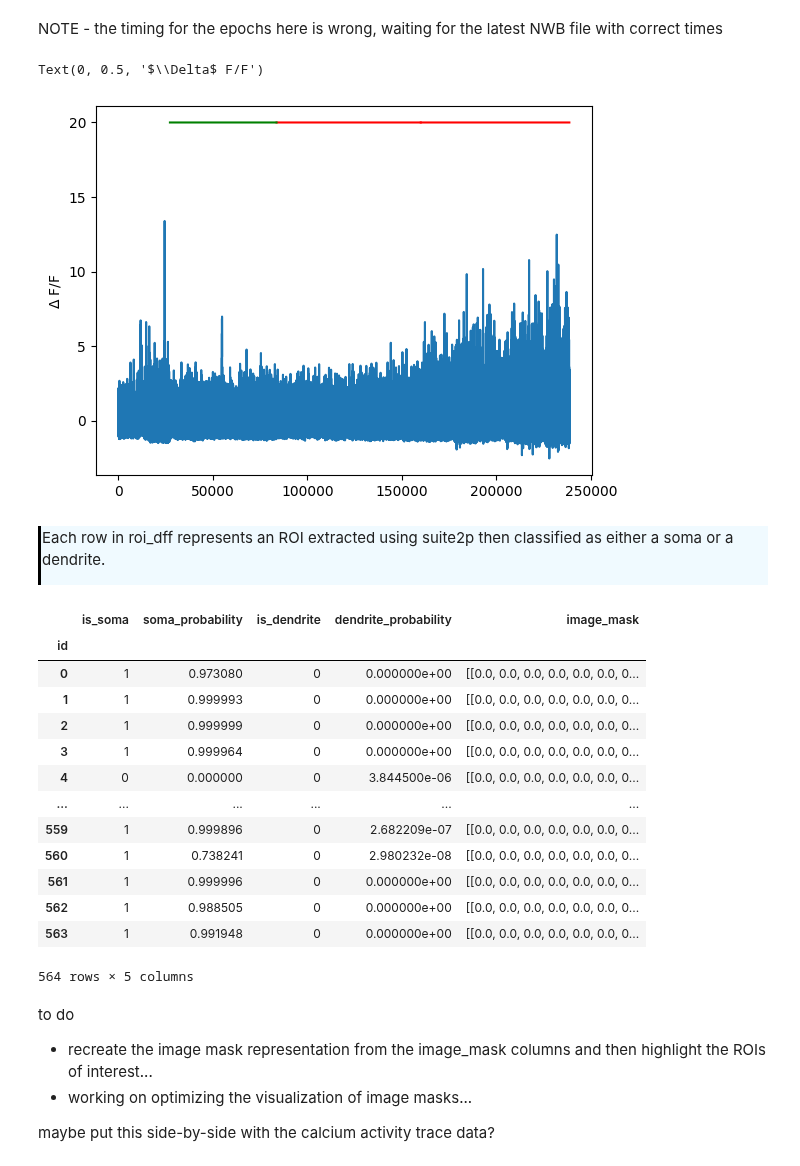
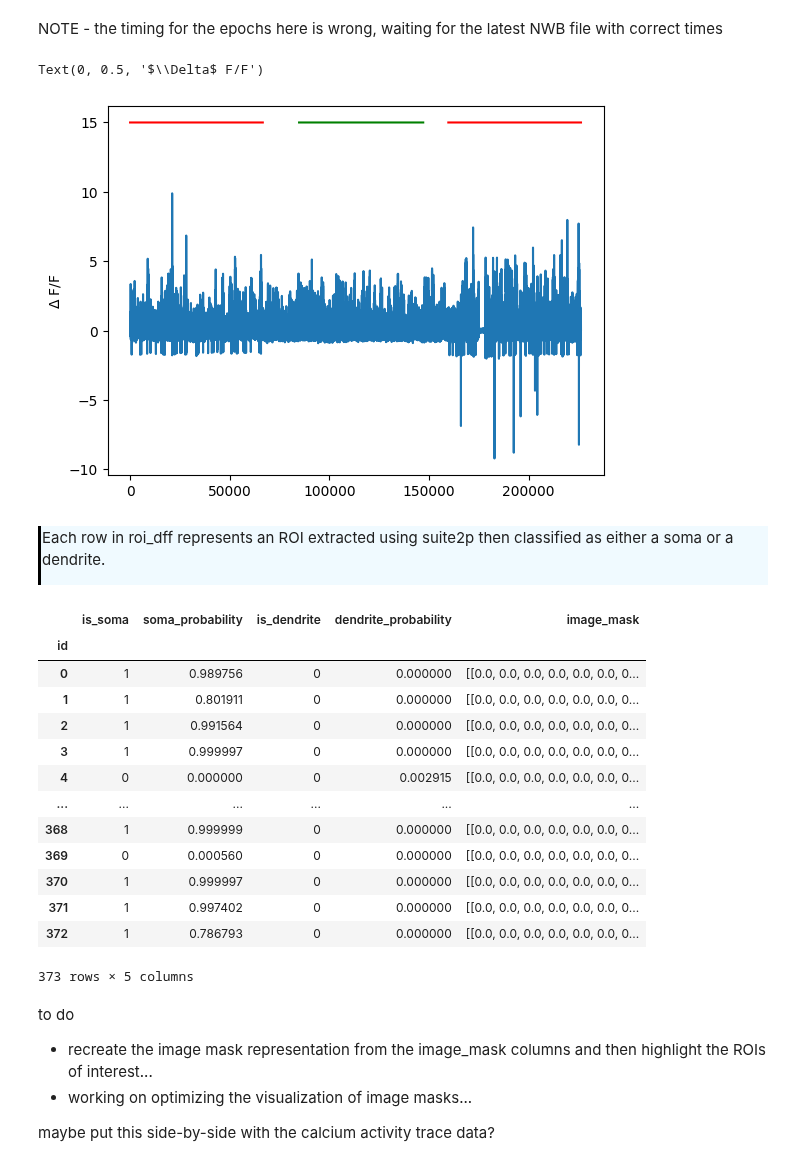
Before and after one commit to AllenNeuralDynamics/AIND-CNC-BCI-Workshop, a Jupyter notebook: code/load_data.ipynb, the cells around one changed output. Cells and saved outputs as stored; diff of their text form; code cells hidden in the pictures.

Commit message:
Edited datasets.json, load_data.ipynb

```diff
--- a/code/load_data.ipynb
+++ b/code/load_data.ipynb
@@ -26,8 +26,9 @@ import scipy.stats as stats
 from hdmf_zarr import NWBZarrIO
 from nwbwidgets import nwb2widget
 # %%
-nwb_file = '/data/nwb/single-plane-ophys_767715_2025-02-17_17-41-50_behavior_nwb'
-
+# nwb_file = '/data/nwb/single-plane-ophys_767715_2025-02-17_17-41-50_behavior_nwb'
+nwb_file = '/data/single-plane-ophys_731015_2025-01-28_17-40-57_processed_2025-05-03_18-17-54/single-plane-ophys_731015_2025-01-28_17-40-57_behavior_nwb'
+# nwb_file = '/data/nwb_2/single-plane-ophys_767715_2025-02-17_17-41-50_behavior_nwb'
 with NWBZarrIO(nwb_file, "r") as io:
     nwbfile_read = io.read()
 # %% [markdown]
@@ -110,8 +167,8 @@ Let's grab the frame ranges for each photostimulation session.
 photostim_start = photostim_table[photostim_table.stim_name == 'photostim'].start_frame.tolist()[0]
 photostim_stop = photostim_table[photostim_table.stim_name == 'photostim'].stop_frame.tolist()[-1]
 
-photostim_post_start = photostim_table[photostim_table.stim_name == 'photostim_post_slm'].start_frame.tolist()[0]
-photostim_post_stop = photostim_table[photostim_table.stim_name == 'photostim_post_slm'].stop_frame.tolist()[-1]
+photostim_post_start = photostim_table[photostim_table.stim_name == 'photostim_post'].start_frame.tolist()[0]
+photostim_post_stop = photostim_table[photostim_table.stim_name == 'photostim_post'].stop_frame.tolist()[-1]
 # %% [markdown]
 <div style="border-left: 3px solid #000; padding: 1px; padding-left: 10px; background: #F0FAFF; ">
 
@@ -146,20 +205,20 @@ NOTE - the timing for the epochs here is wrong, waiting for the latest NWB file
 # %%
 # Plot calcium activity trace for select ROIs
 
 ROI = 1
 
 #Plot DFF
 plt.plot(roi_dff[:,ROI])
 # Plot first photostim period
-plt.plot(range(photostim_start, photostim_stop), np.ones(photostim_stop - photostim_start)*20, 'r')
+plt.plot(range(photostim_start, photostim_stop), np.ones(photostim_stop - photostim_start)*15, 'r')
 # Plot behavior period
-plt.plot(range(behavior_start, behavior_stop), np.ones(behavior_stop - behavior_start)*20, 'g')
+plt.plot(range(behavior_start, behavior_stop), np.ones(behavior_stop - behavior_start)*15, 'g')
 # Plot second photostim period
-plt.plot(range(photostim_post_start, photostim_post_stop), np.ones(photostim_post_stop - photostim_post_start)*20, 'r')
+plt.plot(range(photostim_post_start, photostim_post_stop), np.ones(photostim_post_stop - photostim_post_start)*15, 'r')
 plt.ylabel('$\Delta$ F/F')
 # %% [output]
 Text(0, 0.5, '$\\Delta$ F/F')
-[figure, old version]
+[figure, new version]
 # %% [markdown]
 <div style="border-left: 3px solid #000; padding: 1px; padding-left: 10px; background: #F0FAFF; ">
 
@@ -170,18 +229,18 @@ image_segmentation
 # %% [output]
 |  | is_soma | soma_probability | is_dendrite | dendrite_probability | image_mask |
 | id |  |  |  |  |  |
-| 0 | 1 | 0.973080 | 0 | 0.000000e+00 | [[0.0, 0.0, 0.0, 0.0, 0.0, 0.0, 0... |
-| 1 | 1 | 0.999993 | 0 | 0.000000e+00 | [[0.0, 0.0, 0.0, 0.0, 0.0, 0.0, 0... |
-| 2 | 1 | 0.999999 | 0 | 0.000000e+00 | [[0.0, 0.0, 0.0, 0.0, 0.0, 0.0, 0... |
-| 3 | 1 | 0.999964 | 0 | 0.000000e+00 | [[0.0, 0.0, 0.0, 0.0, 0.0, 0.0, 0... |
-| 4 | 0 | 0.000000 | 0 | 3.844500e-06 | [[0.0, 0.0, 0.0, 0.0, 0.0, 0.0, 0... |
+| 0 | 1 | 0.989756 | 0 | 0.000000 | [[0.0, 0.0, 0.0, 0.0, 0.0, 0.0, 0... |
+| 1 | 1 | 0.801911 | 0 | 0.000000 | [[0.0, 0.0, 0.0, 0.0, 0.0, 0.0, 0... |
+| 2 | 1 | 0.991564 | 0 | 0.000000 | [[0.0, 0.0, 0.0, 0.0, 0.0, 0.0, 0... |
+| 3 | 1 | 0.999997 | 0 | 0.000000 | [[0.0, 0.0, 0.0, 0.0, 0.0, 0.0, 0... |
+| 4 | 0 | 0.000000 | 0 | 0.002915 | [[0.0, 0.0, 0.0, 0.0, 0.0, 0.0, 0... |
 | ... | ... | ... | ... | ... | ... |
-| 559 | 1 | 0.999896 | 0 | 2.682209e-07 | [[0.0, 0.0, 0.0, 0.0, 0.0, 0.0, 0... |
-| 560 | 1 | 0.738241 | 0 | 2.980232e-08 | [[0.0, 0.0, 0.0, 0.0, 0.0, 0.0, 0... |
-| 561 | 1 | 0.999996 | 0 | 0.000000e+00 | [[0.0, 0.0, 0.0, 0.0, 0.0, 0.0, 0... |
-| 562 | 1 | 0.988505 | 0 | 0.000000e+00 | [[0.0, 0.0, 0.0, 0.0, 0.0, 0.0, 0... |
-| 563 | 1 | 0.991948 | 0 | 0.000000e+00 | [[0.0, 0.0, 0.0, 0.0, 0.0, 0.0, 0... |
+| 368 | 1 | 0.999999 | 0 | 0.000000 | [[0.0, 0.0, 0.0, 0.0, 0.0, 0.0, 0... |
+| 369 | 0 | 0.000560 | 0 | 0.000000 | [[0.0, 0.0, 0.0, 0.0, 0.0, 0.0, 0... |
+| 370 | 1 | 0.999997 | 0 | 0.000000 | [[0.0, 0.0, 0.0, 0.0, 0.0, 0.0, 0... |
+| 371 | 1 | 0.997402 | 0 | 0.000000 | [[0.0, 0.0, 0.0, 0.0, 0.0, 0.0, 0... |
+| 372 | 1 | 0.786793 | 0 | 0.000000 | [[0.0, 0.0, 0.0, 0.0, 0.0, 0.0, 0... |
-564 rows × 5 columns
+373 rows × 5 columns
 # %% [markdown]
 to do
 - recreate the image mask representation from the image_mask columns and then highlight the ROIs of interest...
```
Also changed, not shown: parts of 9 cells of this notebook, 1 other file.
